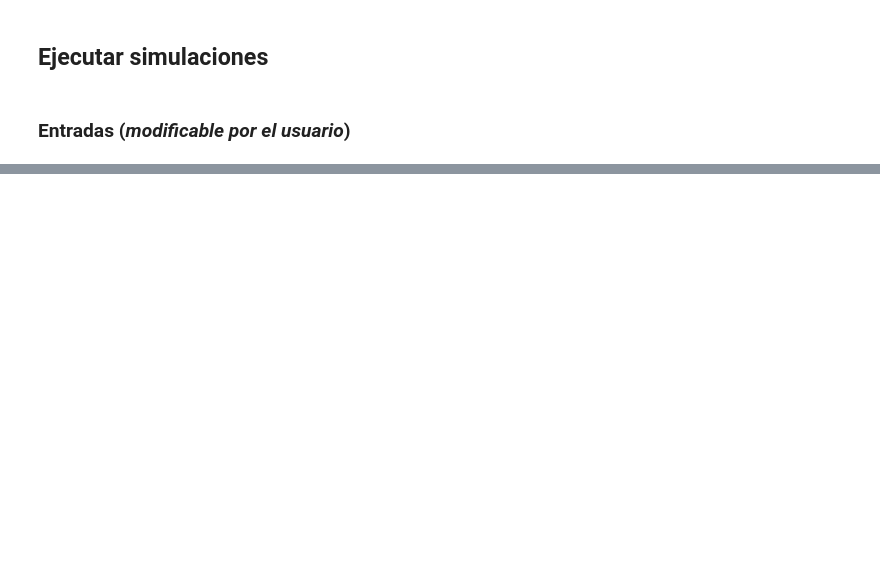
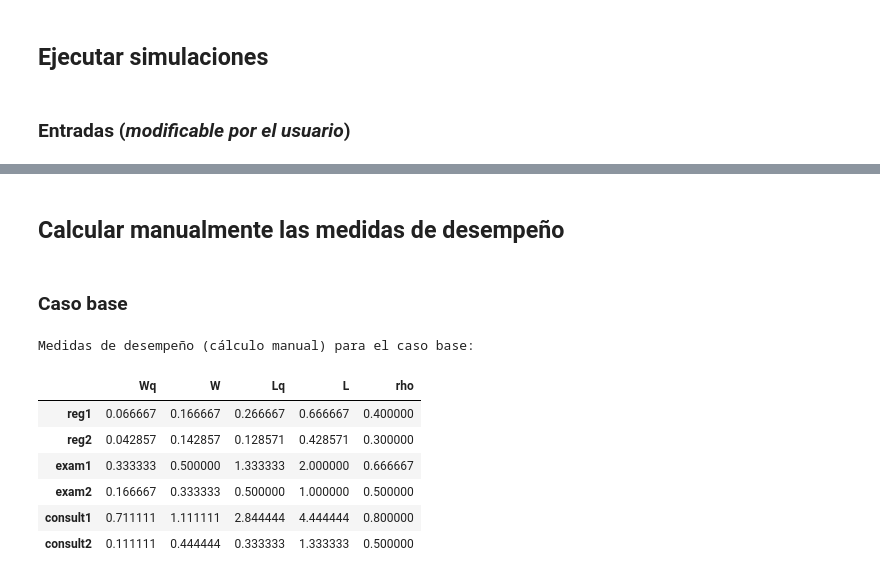
Before and after one commit to AlexisAndradeDev/OperationsResearch_QueuingProject, a Jupyter notebook: IO_Queuing_Simulation.ipynb, the cells around one changed output, grey strips where cells are left out. Drawn from its saved outputs; the diff is of its cells as text; code cells hidden in the pictures; blank space fills up the shorter version.

```diff
--- a/IO_Queuing_Simulation.ipynb
+++ b/IO_Queuing_Simulation.ipynb
@@ -656,0 +549,2 @@ Parámetros de la simulación base guardados en 'runs\08-05-2025 14_57_17 5eecb4
+# %% [markdown]
+## Calcular manualmente las medidas de desempeño
@@ -656,0 +585,43 @@ Parámetros de la simulación base guardados en 'runs\08-05-2025 14_57_17 5eecb4
+# %% [markdown]
+### Caso base
+# %%
+print("Medidas de desempeño (cálculo manual) para el caso base:")
+
+base_metrics_manually = {}
+
+# Nodo reg1: M/M/1 (λ = 4, μ = 10)
+Wq, W, Lq, L, rho = mm1_metrics(4, 10)
+base_metrics_manually['reg1'] = {'Wq': Wq, 'W': W, 'Lq': Lq, 'L': L, 'rho': rho}
+
+# Nodo reg2: M/M/1 (λ = 3, μ = 10)
+Wq, W, Lq, L, rho = mm1_metrics(3, 10)
+base_metrics_manually['reg2'] = {'Wq': Wq, 'W': W, 'Lq': Lq, 'L': L, 'rho': rho}
+
+# Nodo exam1: M/M/1 (λ ≈ 4, μ = 6)
+Wq, W, Lq, L, rho = mm1_metrics(4, 6)
+base_metrics_manually['exam1'] = {'Wq': Wq, 'W': W, 'Lq': Lq, 'L': L, 'rho': rho}
+
+# Nodo exam2: M/M/1 (λ ≈ 3, μ = 6)
+Wq, W, Lq, L, rho = mm1_metrics(3, 6)
+base_metrics_manually['exam2'] = {'Wq': Wq, 'W': W, 'Lq': Lq, 'L': L, 'rho': rho}
+
+# Nodo consult1: M/M/2 (λ ≈ 4, μ = 2.5, c = 2)
+Wq, W, Lq, L, rho, _ = mmc_metrics(4, 2.5, 2)
+base_metrics_manually['consult1'] = {'Wq': Wq, 'W': W, 'Lq': Lq, 'L': L, 'rho': rho}
+
+# Nodo consult2: M/M/2 (λ ≈ 3, μ = 3, c = 2)
+Wq, W, Lq, L, rho, _ = mmc_metrics(3, 3, 2)
+base_metrics_manually['consult2'] = {'Wq': Wq, 'W': W, 'Lq': Lq, 'L': L, 'rho': rho}
+
+df_base_manual = pd.DataFrame(base_metrics_manually).T
+
+display(df_base_manual)
+# %% [output]
+Medidas de desempeño (cálculo manual) para el caso base:
+|  | Wq | W | Lq | L | rho |
+| reg1 | 0.066667 | 0.166667 | 0.266667 | 0.666667 | 0.400000 |
+| reg2 | 0.042857 | 0.142857 | 0.128571 | 0.428571 | 0.300000 |
+| exam1 | 0.333333 | 0.500000 | 1.333333 | 2.000000 | 0.666667 |
+| exam2 | 0.166667 | 0.333333 | 0.500000 | 1.000000 | 0.500000 |
+| consult1 | 0.711111 | 1.111111 | 2.844444 | 4.444444 | 0.800000 |
+| consult2 | 0.111111 | 0.444444 | 0.333333 | 1.333333 | 0.500000 |
```
Also changed, not shown: parts of 23 cells of this notebook.
